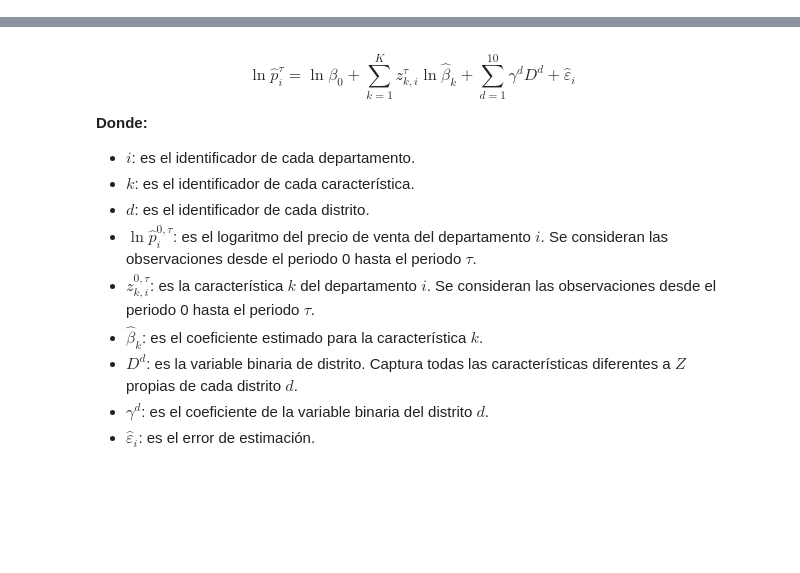
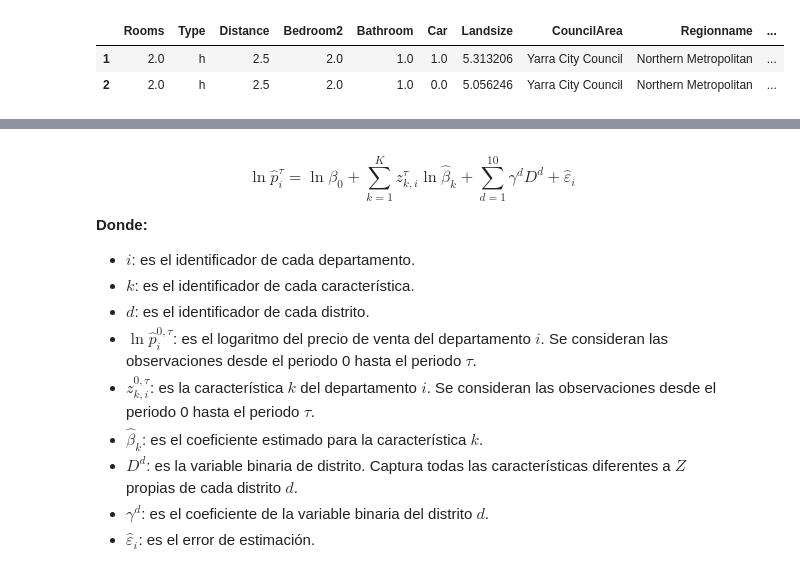
Before and after one commit to carlosrondanp/real_state_analytics-Melbourne, a Jupyter notebook: notebooks/dimensionamiento.ipynb, the cells around one changed output, grey strips where cells are left out. Cells and saved outputs as stored; diff of their text form; code cells hidden in the pictures; blank space fills up the shorter version.

```diff
--- a/notebooks/dimensionamiento.ipynb
+++ b/notebooks/dimensionamiento.ipynb
@@ -139,5 +110,9 @@ MemoryError: Unable to allocate 37.5 GiB for an array with shape (17679, 17793)
 # %%
-cleaned_data
+cleaned_data.head(2)
+# %% [output]
+|  | Rooms | Type | Distance | Bedroom2 | Bathroom | Car | Landsize | CouncilArea | Regionname | ... |
+| 1 | 2.0 | h | 2.5 | 2.0 | 1.0 | 1.0 | 5.313206 | Yarra City Council | Northern Metropolitan | ... |
+| 2 | 2.0 | h | 2.5 | 2.0 | 1.0 | 0.0 | 5.056246 | Yarra City Council | Northern Metropolitan | ... |
 # %%
 import seaborn as sns
 sns.histplot(data = cleaned_data, x = 'target', kde=True)
```
Also changed, not shown: parts of 16 cells of this notebook, 2 other files.
